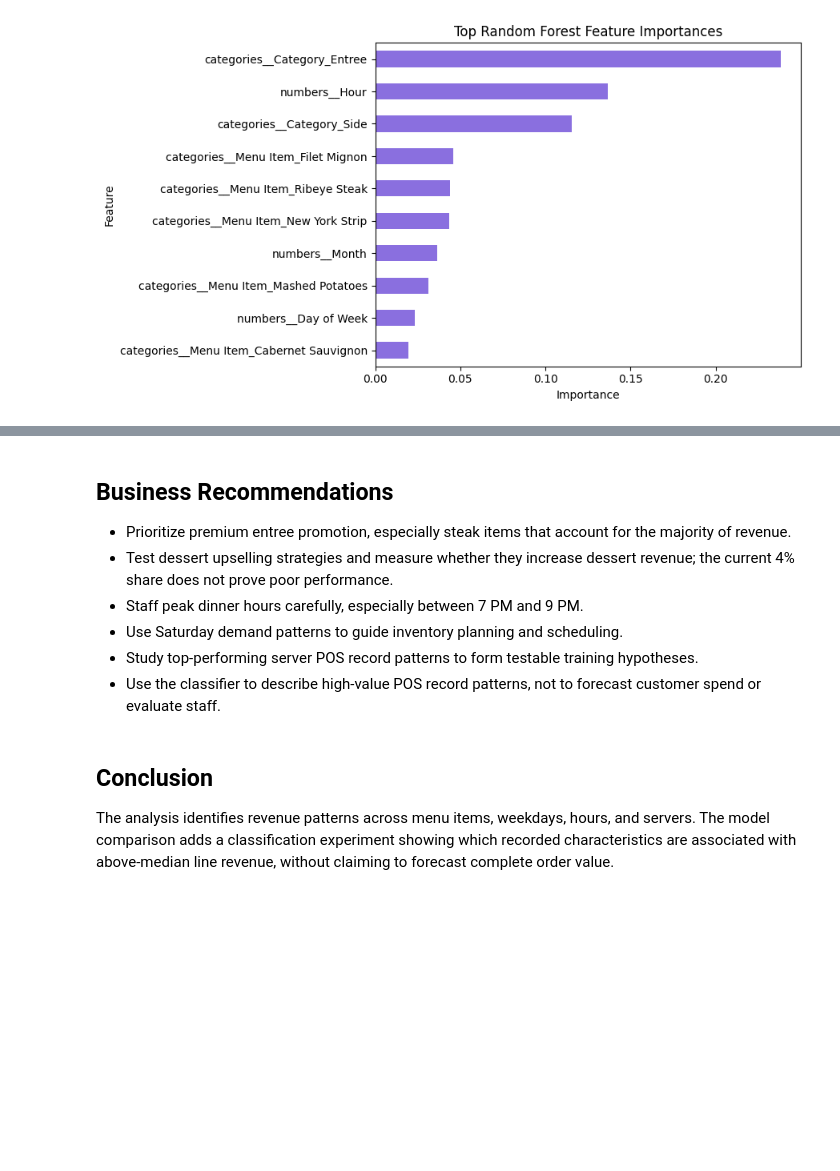
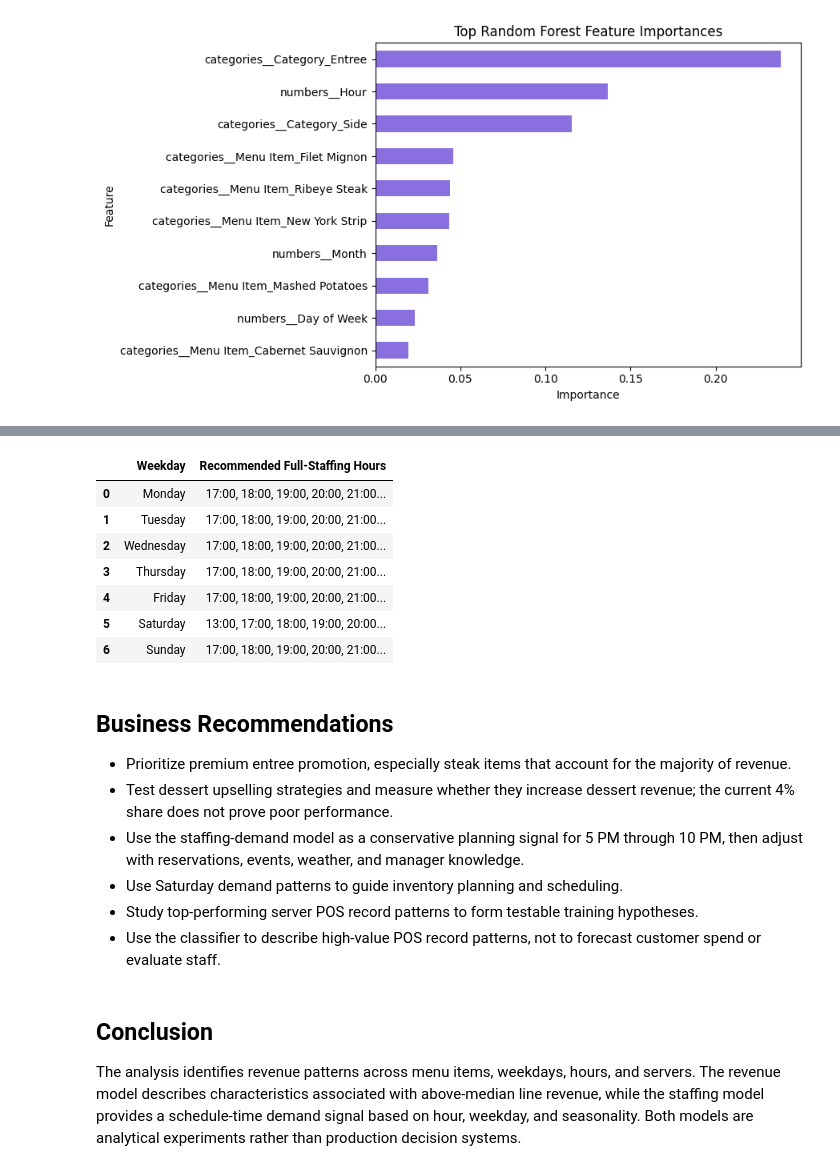
Before and after one commit to antoguarr/RestaurantAnalytics, a Jupyter notebook: notebooks/eda.ipynb, the cells around one changed output, grey strips where cells are left out. Cells and saved outputs as stored; diff of their text form; code cells hidden in the pictures; blank space fills up the shorter version.

```diff
--- a/notebooks/eda.ipynb
+++ b/notebooks/eda.ipynb
@@ -416,13 +462,31 @@ plt.show()
+# %%
+recommended_staffing_windows = (
+    staffing_schedule.loc[staffing_schedule["Full Staffing Recommended"]]
+    .groupby("Weekday", observed=True)["Hour"]
+    .apply(lambda hours: ", ".join(f"{hour}:00" for hour in hours))
+    .reindex(WEEKDAY_ORDER)
+    .reset_index(name="Recommended Full-Staffing Hours")
+)
+recommended_staffing_windows
+# %% [output]
+|  | Weekday | Recommended Full-Staffing Hours |
+| 0 | Monday | 17:00, 18:00, 19:00, 20:00, 21:00... |
+| 1 | Tuesday | 17:00, 18:00, 19:00, 20:00, 21:00... |
+| 2 | Wednesday | 17:00, 18:00, 19:00, 20:00, 21:00... |
+| 3 | Thursday | 17:00, 18:00, 19:00, 20:00, 21:00... |
+| 4 | Friday | 17:00, 18:00, 19:00, 20:00, 21:00... |
+| 5 | Saturday | 13:00, 17:00, 18:00, 19:00, 20:00... |
+| 6 | Sunday | 17:00, 18:00, 19:00, 20:00, 21:00... |
 # %% [markdown]
 ## Business Recommendations
 
 - Prioritize premium entree promotion, especially steak items that account for the majority of revenue.
 - Test dessert upselling strategies and measure whether they increase dessert revenue; the current 4% share does not prove poor performance.
-- Staff peak dinner hours carefully, especially between 7 PM and 9 PM.
+- Use the staffing-demand model as a conservative planning signal for 5 PM through 10 PM, then adjust with reservations, events, weather, and manager knowledge.
 - Use Saturday demand patterns to guide inventory planning and scheduling.
 - Study top-performing server POS record patterns to form testable training hypotheses.
 - Use the classifier to describe high-value POS record patterns, not to forecast customer spend or evaluate staff.
 # %% [markdown]
 ## Conclusion
 
-The analysis identifies revenue patterns across menu items, weekdays, hours, and servers. The model comparison adds a classification experiment showing which recorded characteristics are associated with above-median line revenue, without claiming to forecast complete order value.
+The analysis identifies revenue patterns across menu items, weekdays, hours, and servers. The revenue model describes characteristics associated with above-median line revenue, while the staffing model provides a schedule-time demand signal based on hour, weekday, and seasonality. Both models are analytical experiments rather than production decision systems.
```
Also changed, not shown: parts of 4 cells of this notebook, 8 other files.
